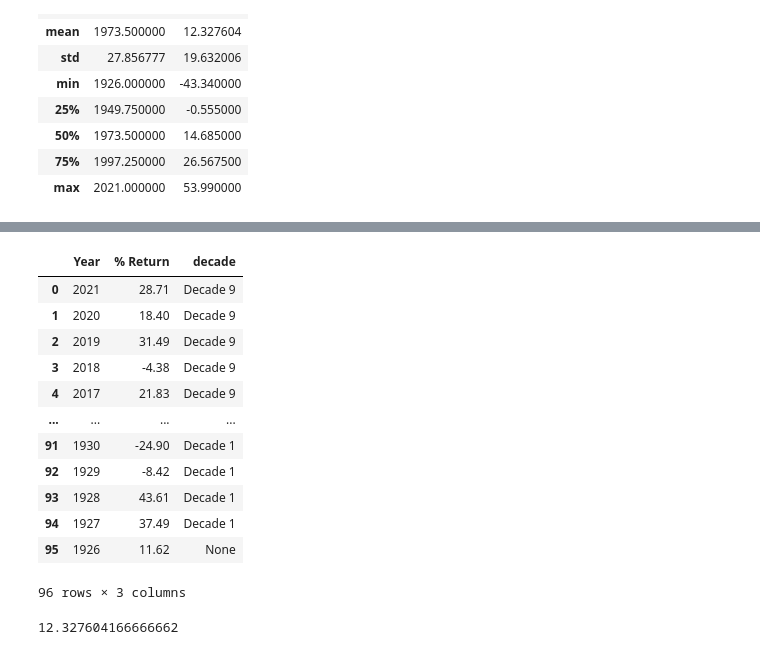
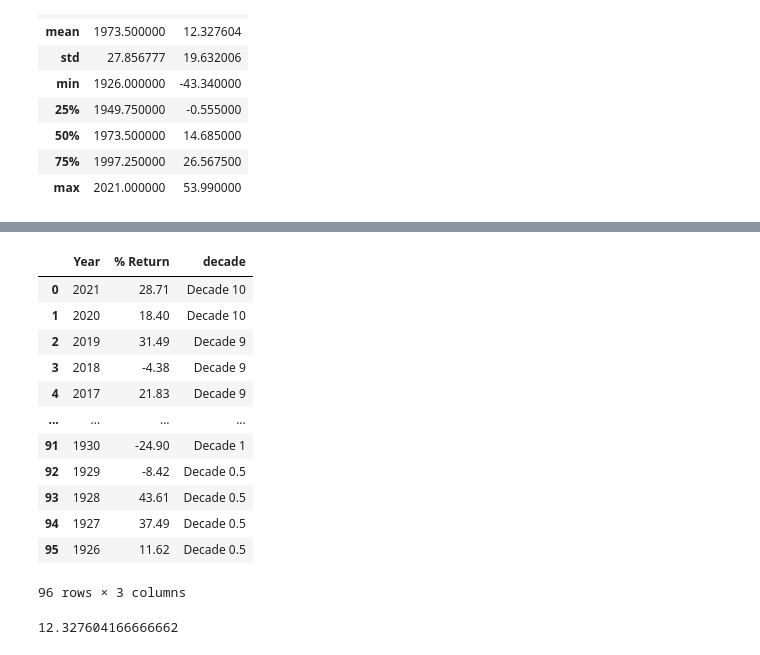
Before and after one commit to gacheru101/S-P-500-Analysis, a Jupyter notebook: Spooz Data analysis.ipynb, the cells around one changed output, grey strips where cells are left out. Drawn from its saved outputs; the diff is of its cells as text; code cells hidden in the pictures.

```diff
--- a/Spooz Data analysis.ipynb
+++ b/Spooz Data analysis.ipynb
@@ -57,43 +57,45 @@ df.tail()
 # %%
 #creating a funct to categorize the years based on decades
 def filter(x):
-    if x <= 1930:
+    if x <= 1929:
+        return "Decade 0.5"
+    if (x >= 1930 and x <=1939 ):
         return "Decade 1"
-    if (x > 1931 and x <=1940 ):
-        return "Decade 1"
-    if (x > 1941 and x <=1950 ):
+    if (x >= 1940 and x <=1949 ):
         return "Decade 2"
-    if (x > 1951 and x <=1960 ):
+    if (x >= 1950 and x <=1959 ):
         return "Decade 3"
-    if (x > 1961 and x <=1970 ):
+    if (x >= 1960 and x <=1969 ):
         return "Decade 4"
-    if (x > 1980 and x <=1990 ):
+    if (x >= 1970 and x <=1979 ):
         return "Decade 5"
-    if (x > 1990 and x <=2000 ):
+    if (x >= 1980 and x <=1989 ):
         return "Decade 6"
-    if (x > 2001 and x <=2010 ):
+    if (x >= 1990 and x <=1999 ):
         return "Decade 7"
-    if (x > 2011 and x <=2021 ):
+    if (x >= 2000 and x <=2009 ):
         return "Decade 8"
-    if (x > 2013 and x <= 2023):
+    if (x >= 2010 and x <=2019 ):
         return "Decade 9"
+    if (x >= 2020 and x <= 2023):
+        return "Decade 10"
 
 #applying the function to the df"Year" column
 df["decade"] = df["Year"].apply(filter)
 df
 # %% [output]
 |  | Year | % Return | decade |
-| 0 | 2021 | 28.71 | Decade 9 |
-| 1 | 2020 | 18.40 | Decade 9 |
+| 0 | 2021 | 28.71 | Decade 10 |
+| 1 | 2020 | 18.40 | Decade 10 |
 | 2 | 2019 | 31.49 | Decade 9 |
 | 3 | 2018 | -4.38 | Decade 9 |
 | 4 | 2017 | 21.83 | Decade 9 |
 | ... | ... | ... | ... |
 | 91 | 1930 | -24.90 | Decade 1 |
-| 92 | 1929 | -8.42 | Decade 1 |
-| 93 | 1928 | 43.61 | Decade 1 |
-| 94 | 1927 | 37.49 | Decade 1 |
-| 95 | 1926 | 11.62 | None |
+| 92 | 1929 | -8.42 | Decade 0.5 |
+| 93 | 1928 | 43.61 | Decade 0.5 |
+| 94 | 1927 | 37.49 | Decade 0.5 |
+| 95 | 1926 | 11.62 | Decade 0.5 |
 96 rows × 3 columns
 # %%
 #lets take a look at the average mean of the data for the period
```
Also changed, not shown: parts of 10 cells of this notebook.
